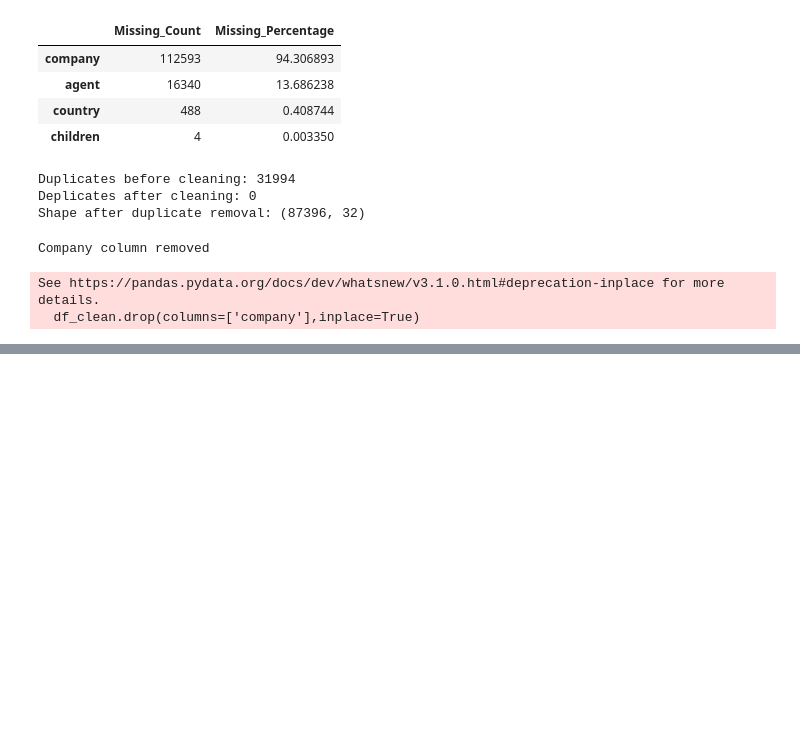
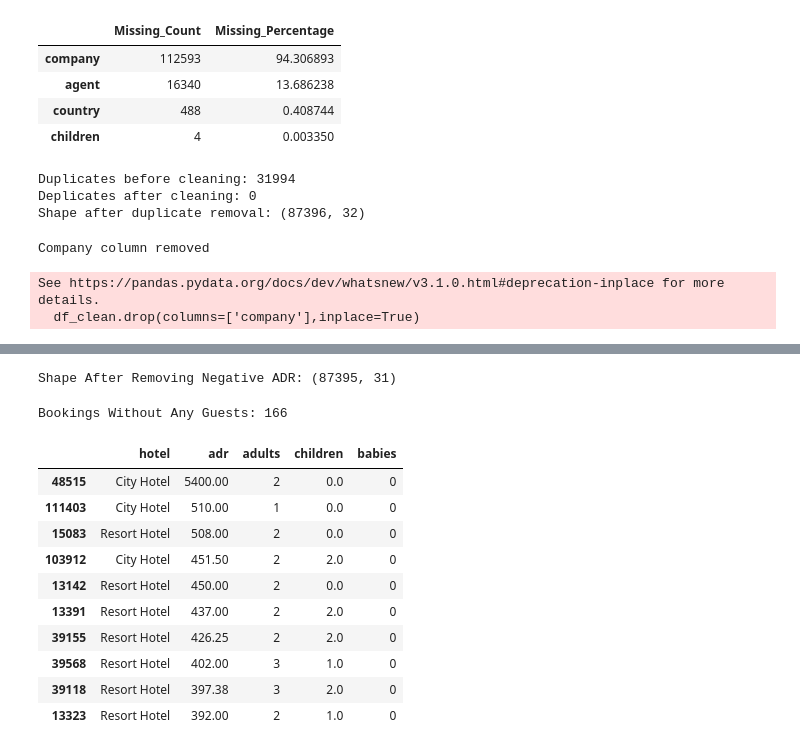
Before and after one commit to yuktabarad/Resort_analysis, a Jupyter notebook: notebooks/02_preprocessing.ipynb, the cells around one changed output, grey strips where cells are left out. Saved outputs shown, nothing was run; the diff lists cells and outputs as text; code cells hidden in the pictures; blank space fills up the shorter version.

```diff
--- a/notebooks/02_preprocessing.ipynb
+++ b/notebooks/02_preprocessing.ipynb
@@ -142,0 +150,7 @@ df_clean['children']=df_clean['children'].fillna(0)
+# %%
+df_clean['reservation_status_date']=pd.to_datetime(df_clean['reservation_status_date'],
+                                                   errors='coerce')
+
+#verifying data types
+print("Reservation Status Date:",
+      df_clean['reservation_status_date'].dtype)
@@ -142,0 +174,36 @@ df_clean['children']=df_clean['children'].fillna(0)
+# %%
+#removing negative adr from records
+
+df_clean = df_clean[df_clean['adr']>=0].copy()
+
+print("Shape After Removing Negative ADR:",df_clean.shape)
+# %% [output]
+Shape After Removing Negative ADR: (87395, 31)
+# %%
+#unusual records
+
+#booking without guests
+zero_guests_bookings = df_clean[(df_clean['children']==0) &
+(df_clean['adults']==0) &
+(df_clean['babies']==0)]
+
+print("Bookings Without Any Guests:", len(zero_guests_bookings))
+# %% [output]
+Bookings Without Any Guests: 166
+# %%
+#extreme adr values
+display(df_clean.nlargest(10, 'adr')[
+    ['hotel','adr','adults','children','babies']
+])
+# %% [output]
+|  | hotel | adr | adults | children | babies |
+| 48515 | City Hotel | 5400.00 | 2 | 0.0 | 0 |
+| 111403 | City Hotel | 510.00 | 1 | 0.0 | 0 |
+| 15083 | Resort Hotel | 508.00 | 2 | 0.0 | 0 |
+| 103912 | City Hotel | 451.50 | 2 | 2.0 | 0 |
+| 13142 | Resort Hotel | 450.00 | 2 | 0.0 | 0 |
+| 13391 | Resort Hotel | 437.00 | 2 | 2.0 | 0 |
+| 39155 | Resort Hotel | 426.25 | 2 | 2.0 | 0 |
+| 39568 | Resort Hotel | 402.00 | 3 | 1.0 | 0 |
+| 39118 | Resort Hotel | 397.38 | 3 | 2.0 | 0 |
+| 13323 | Resort Hotel | 392.00 | 2 | 1.0 | 0 |
```
Also changed, not shown: parts of 9 cells of this notebook, 1 other file.
